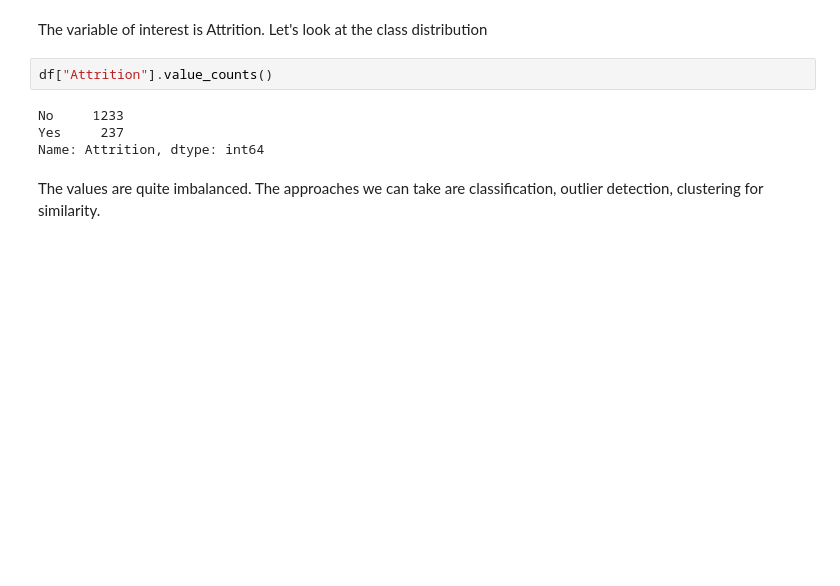
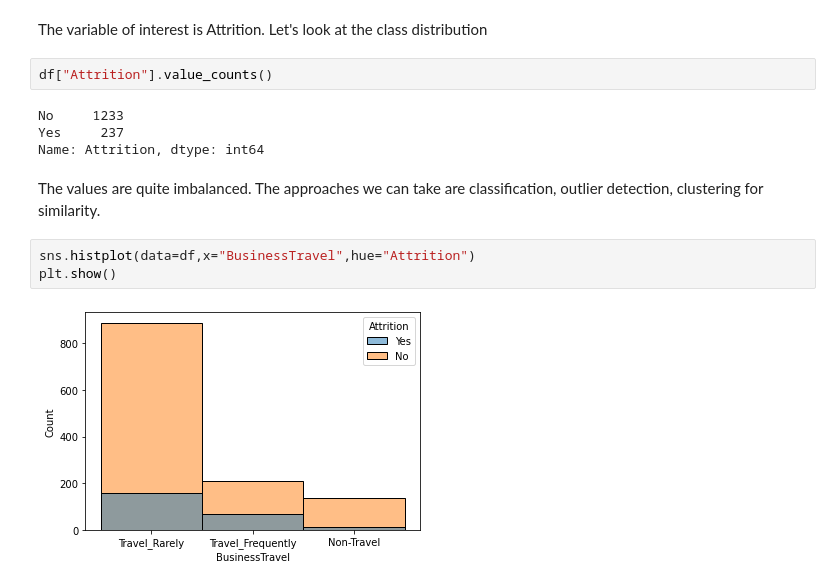
Before and after one commit to tdesai1969/540_group_project, a Jupyter notebook: Akshay/inital_exploring.ipynb, the cells around one changed output. Saved outputs shown, nothing was run; the diff lists cells and outputs as text; blank space fills up the shorter version.

```diff
--- a/Akshay/inital_exploring.ipynb
+++ b/Akshay/inital_exploring.ipynb
@@ -119,3 +127,8 @@ Yes     237
 Name: Attrition, dtype: int64
 # %% [markdown]
 The values are quite imbalanced. The approaches we can take are classification, outlier detection, clustering for similarity.
+# %%
+sns.histplot(data=df,x="BusinessTravel",hue="Attrition")
+plt.show()
+# %% [output]
+[figure, added]
```
Also changed, not shown: parts of 12 cells of this notebook.
